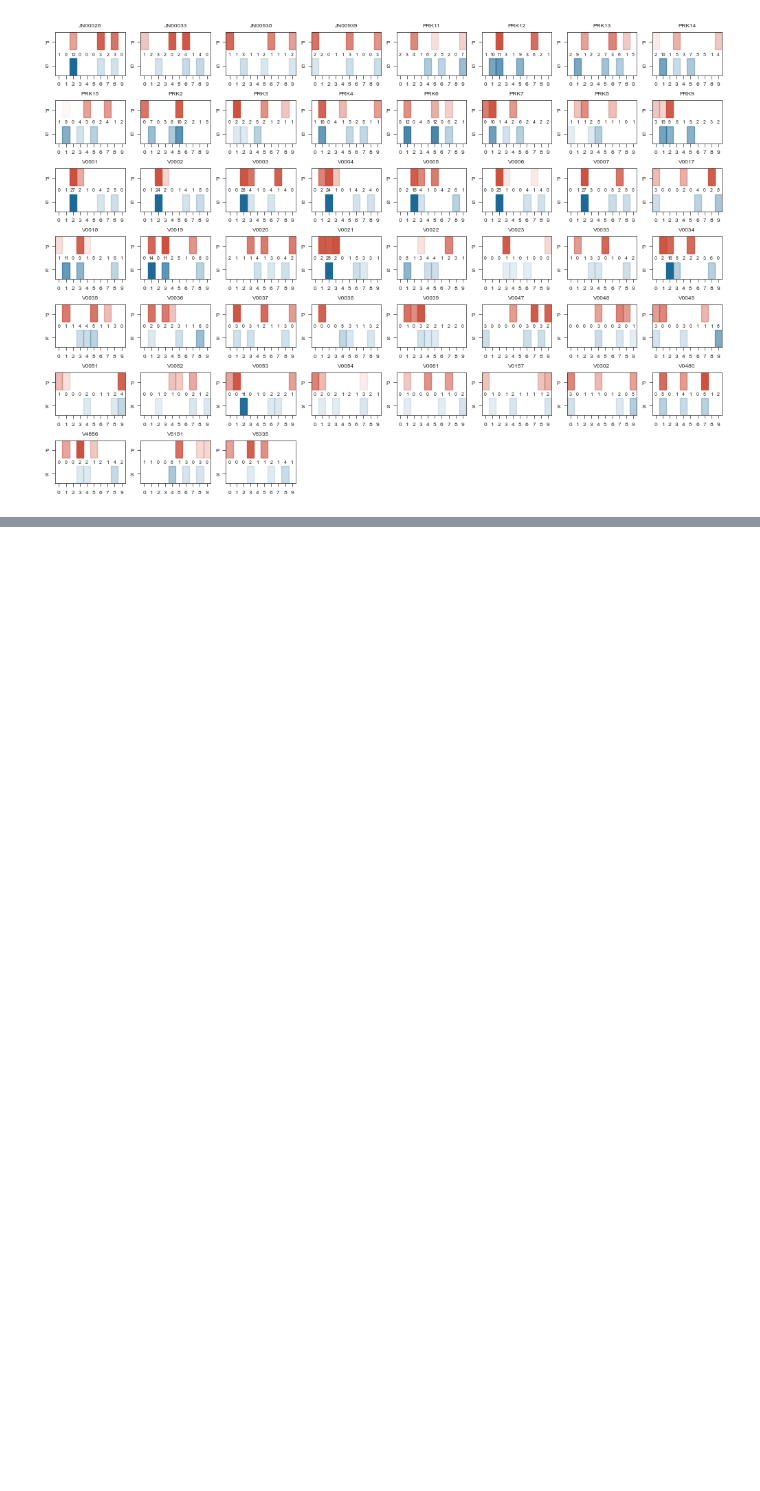
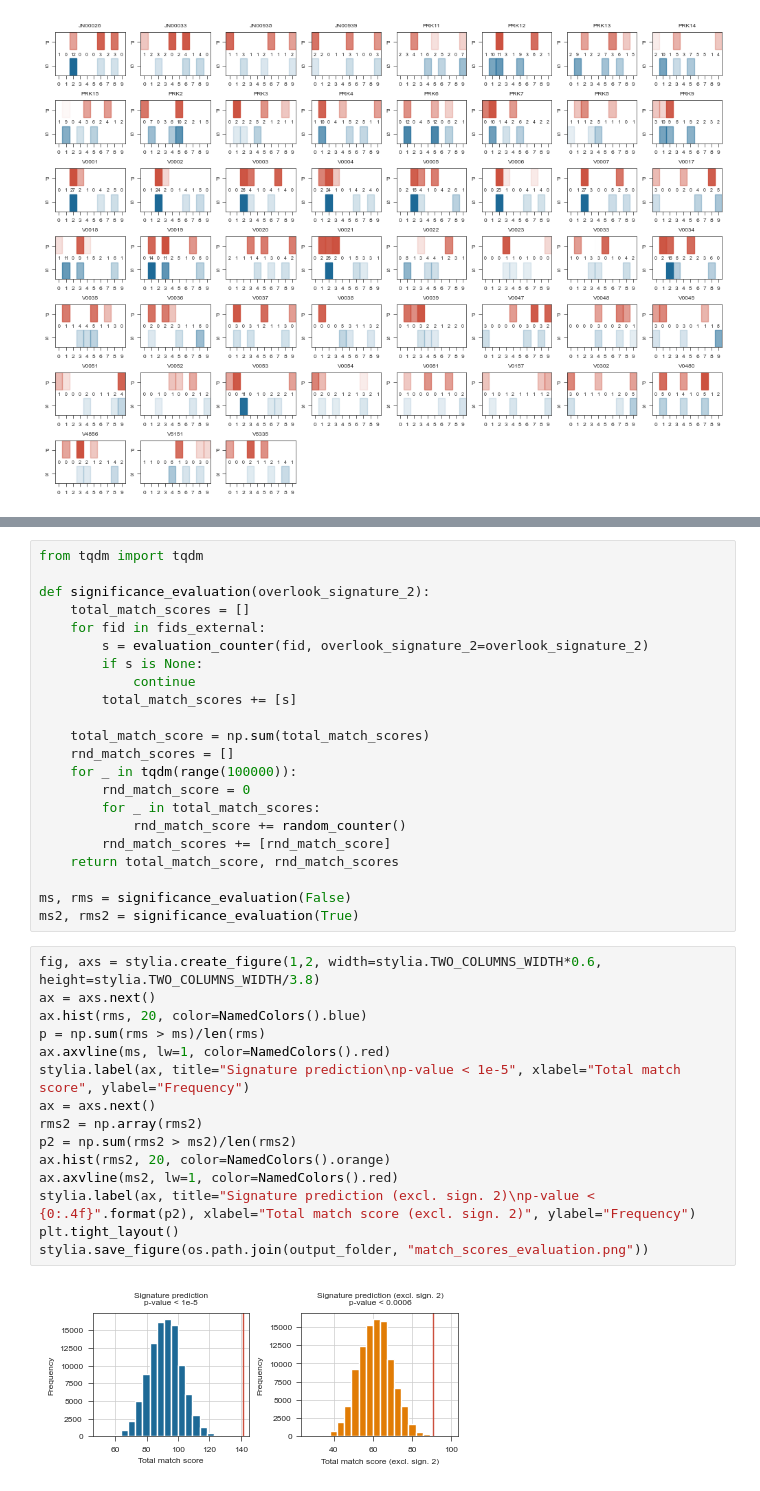
Before and after one commit to ligand-discovery/interactome-signatures, a Jupyter notebook: notebooks/Validations.ipynb, the cells around one changed output, grey strips where cells are left out. Saved outputs shown, nothing was run; the diff lists cells and outputs as text; blank space fills up the shorter version.

```diff
--- a/notebooks/Validations.ipynb
+++ b/notebooks/Validations.ipynb
@@ -811,0 +868,39 @@ stylia.save_figure(os.path.join(output_folder, "exploratory_validations.png"))
+# %%
+from tqdm import tqdm
+
+def significance_evaluation(overlook_signature_2):
+    total_match_scores = []
+    for fid in fids_external:
+        s = evaluation_counter(fid, overlook_signature_2=overlook_signature_2)
+        if s is None:
+            continue
+        total_match_scores += [s]
+
+    total_match_score = np.sum(total_match_scores)
+    rnd_match_scores = []
+    for _ in tqdm(range(100000)):
+        rnd_match_score = 0
+        for _ in total_match_scores:
+            rnd_match_score += random_counter()
+        rnd_match_scores += [rnd_match_score]
+    return total_match_score, rnd_match_scores
+
+ms, rms = significance_evaluation(False)
+ms2, rms2 = significance_evaluation(True)
+# %%
+fig, axs = stylia.create_figure(1,2, width=stylia.TWO_COLUMNS_WIDTH*0.6, height=stylia.TWO_COLUMNS_WIDTH/3.8)
+ax = axs.next()
+ax.hist(rms, 20, color=NamedColors().blue)
+p = np.sum(rms > ms)/len(rms)
+ax.axvline(ms, lw=1, color=NamedColors().red)
+stylia.label(ax, title="Signature prediction\np-value < 1e-5", xlabel="Total match score", ylabel="Frequency")
+ax = axs.next()
+rms2 = np.array(rms2)
+p2 = np.sum(rms2 > ms2)/len(rms2)
+ax.hist(rms2, 20, color=NamedColors().orange)
+ax.axvline(ms2, lw=1, color=NamedColors().red)
+stylia.label(ax, title="Signature prediction (excl. sign. 2)\np-value < {0:.4f}".format(p2), xlabel="Total match score (excl. sign. 2)", ylabel="Frequency")
+plt.tight_layout()
+stylia.save_figure(os.path.join(output_folder, "match_scores_evaluation.png"))
+# %% [output]
+[figure, added]
```
Also changed, not shown: parts of 4 cells of this notebook.
